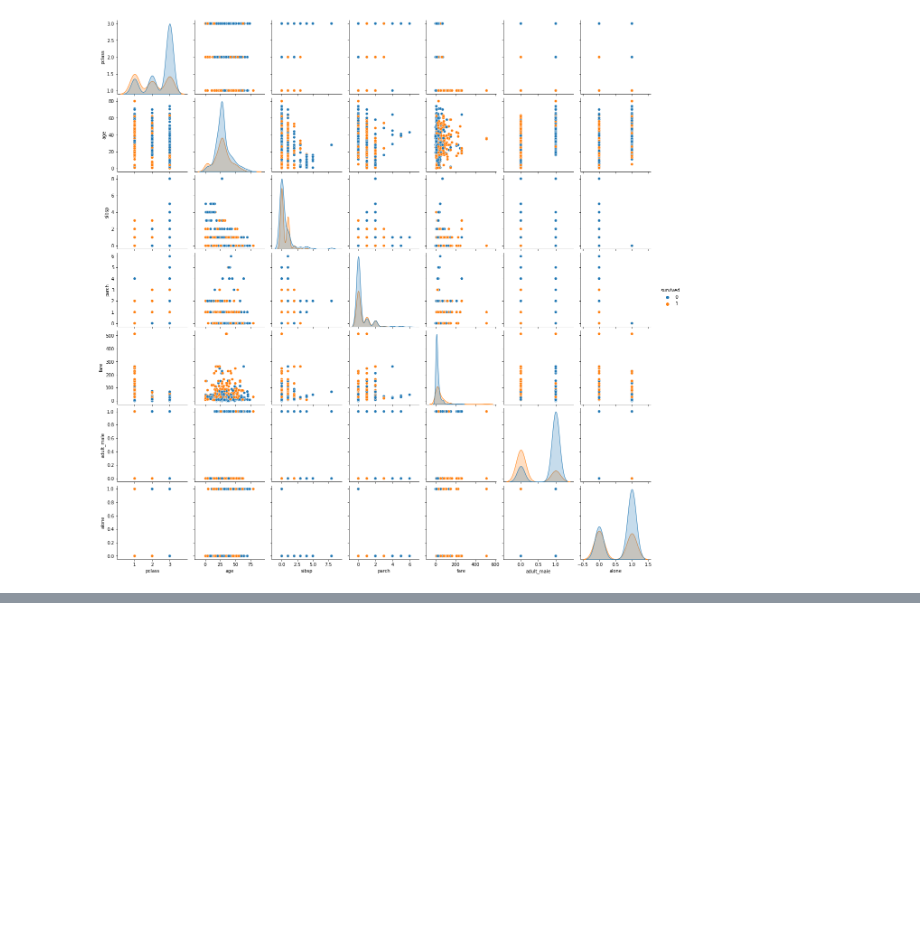
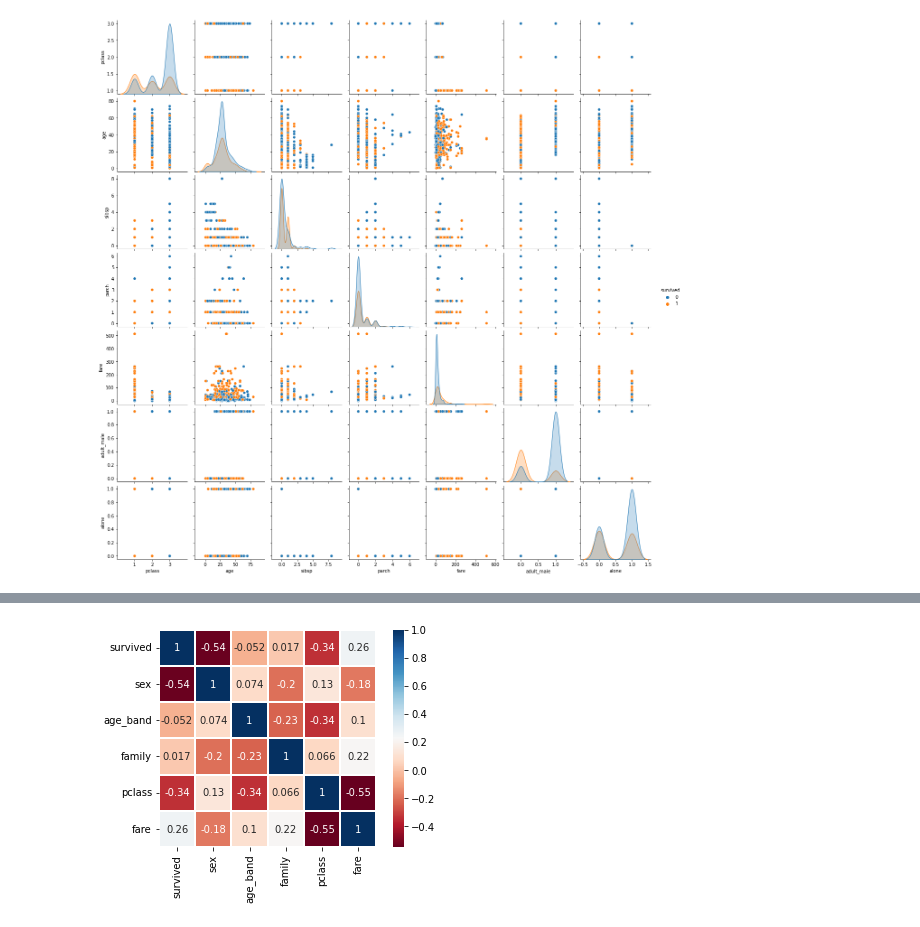
Before and after one commit to dkngkg/StudyBigData, a Jupyter notebook: day04/titanic_survival_analysis.ipynb, the cells around one changed output, grey strips where cells are left out. Cells and saved outputs as stored; diff of their text form; code cells hidden in the pictures; blank space fills up the shorter version.

```diff
--- a/day04/titanic_survival_analysis.ipynb
+++ b/day04/titanic_survival_analysis.ipynb
@@ -262,0 +280,11 @@ plt.show()
+# %%
+# 나이 순으로 하면 카테고리가 너무 많아지니까, 연령대를 만들어서 사용
+def category_age(x):
+    if x < 10: return 0
+    elif x < 20: return 1 # 10대
+    elif x < 30: return 2 # 20대
+    elif x < 40: return 3
+    elif x < 50: return 4
+    elif x < 60: return 5
+    elif x < 70: return 6
+    else: return 7
@@ -262,0 +300,2 @@ plt.show()
+# %%
+titanic['age_band'] = titanic['age'].apply(category_age)
@@ -262,0 +311,4 @@ plt.show()
+# %%
+titanic['sex'] = titanic['sex'].map({'male':1, 'female':0})
+# %%
+titanic['family'] = titanic['sibsp'] + titanic['parch'] + 1
@@ -262,0 +329,9 @@ plt.show()
+# %%
+# 히트맵 그리기
+heatmap_data = titanic[['survived','sex', 'age_band', 'family', 'pclass', 'fare']]
+color_map = plt.cm.RdBu
+sns.heatmap(data=heatmap_data.astype(float).corr(), linewidths=0.1, square=True, cmap=color_map, annot=True)
+# linewidths는 히트맵 네모 사이에 간격을 주는 것, squre은 정사각형 만듦, annot는 사각형 안에 상관관계 값을 넣어줌
+plt.show()
+# %% [output]
+[figure, added]
```
Also changed, not shown: parts of 10 cells of this notebook, 16 other files.
